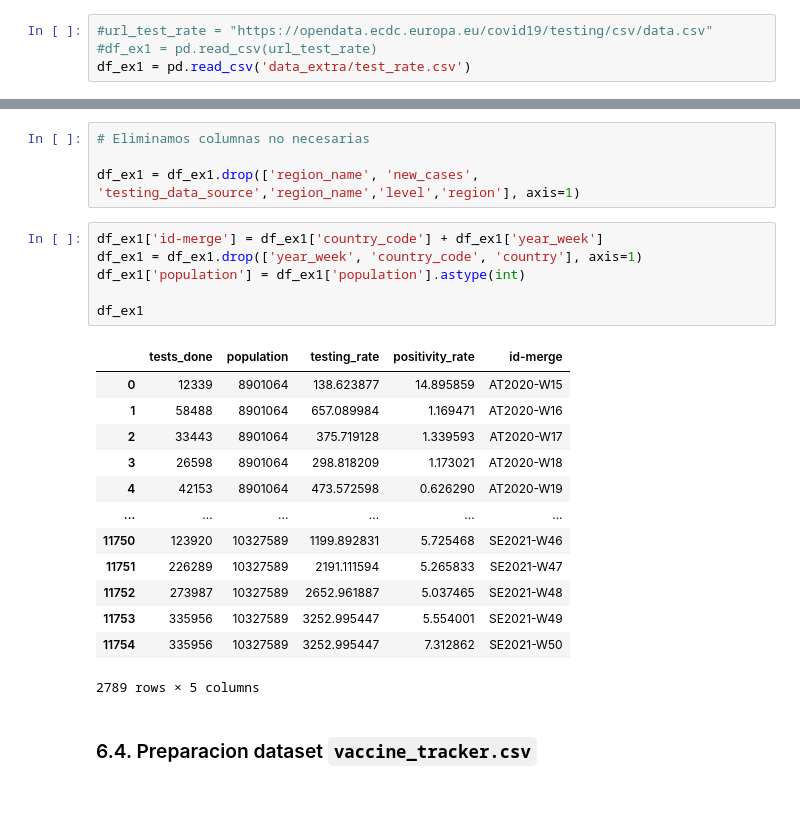
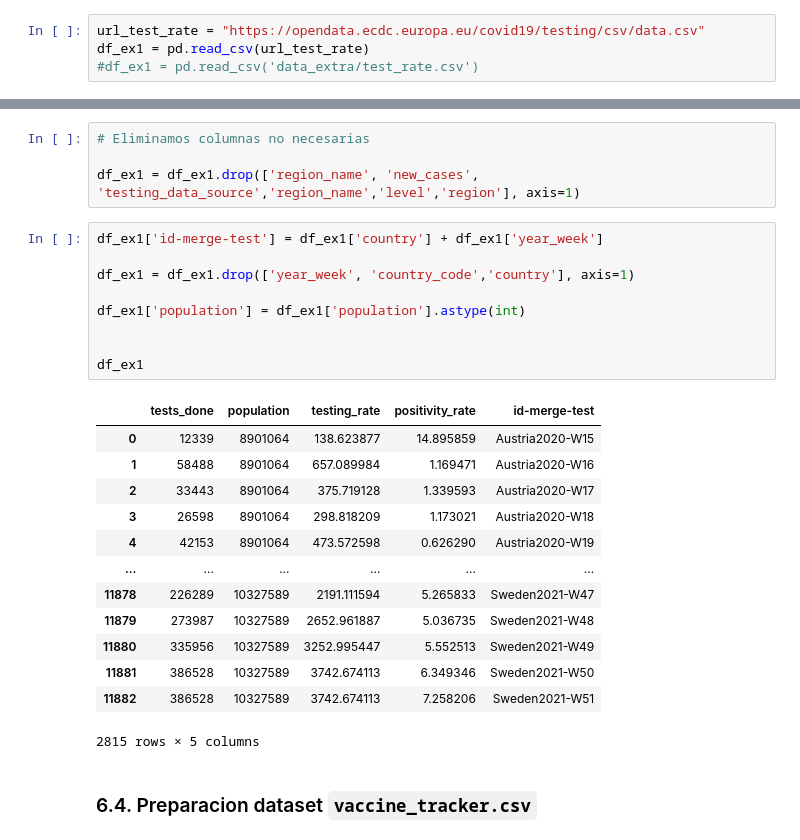
Before and after one commit to ParraCode/Core_Mid_Project-, a Jupyter notebook: data/data_cleaning.ipynb, the cells around one changed output, grey strips where cells are left out. Drawn from its saved outputs; the diff is of its cells as text; blank space fills up the shorter version.

```diff
--- a/data/data_cleaning.ipynb
+++ b/data/data_cleaning.ipynb
@@ -546,9 +586,9 @@ df_ex3
 # %% [markdown]
 ### 6.3. Preapracion dataset `test_rate.csv`
 # %%
-#url_test_rate = "https://opendata.ecdc.europa.eu/covid19/testing/csv/data.csv"
-#df_ex1 = pd.read_csv(url_test_rate)
-df_ex1 = pd.read_csv('data_extra/test_rate.csv')
+url_test_rate = "https://opendata.ecdc.europa.eu/covid19/testing/csv/data.csv"
+df_ex1 = pd.read_csv(url_test_rate)
+#df_ex1 = pd.read_csv('data_extra/test_rate.csv')
 # %%
 df_ex1
 # %% [output]
@@ -580,25 +620,28 @@ df_ex1 = df_ex1[filter_national]
 
 df_ex1 = df_ex1.drop(['region_name', 'new_cases', 'testing_data_source','region_name','level','region'], axis=1)
 # %%
-df_ex1['id-merge'] = df_ex1['country_code'] + df_ex1['year_week']
-df_ex1 = df_ex1.drop(['year_week', 'country_code', 'country'], axis=1)
+df_ex1['id-merge-test'] = df_ex1['country'] + df_ex1['year_week']
+
+df_ex1 = df_ex1.drop(['year_week', 'country_code','country'], axis=1)
+
 df_ex1['population'] = df_ex1['population'].astype(int)
 
+
 df_ex1
 # %% [output]
-|  | tests_done | population | testing_rate | positivity_rate | id-merge |
-| 0 | 12339 | 8901064 | 138.623877 | 14.895859 | AT2020-W15 |
-| 1 | 58488 | 8901064 | 657.089984 | 1.169471 | AT2020-W16 |
-| 2 | 33443 | 8901064 | 375.719128 | 1.339593 | AT2020-W17 |
-| 3 | 26598 | 8901064 | 298.818209 | 1.173021 | AT2020-W18 |
-| 4 | 42153 | 8901064 | 473.572598 | 0.626290 | AT2020-W19 |
+|  | tests_done | population | testing_rate | positivity_rate | id-merge-test |
+| 0 | 12339 | 8901064 | 138.623877 | 14.895859 | Austria2020-W15 |
+| 1 | 58488 | 8901064 | 657.089984 | 1.169471 | Austria2020-W16 |
+| 2 | 33443 | 8901064 | 375.719128 | 1.339593 | Austria2020-W17 |
+| 3 | 26598 | 8901064 | 298.818209 | 1.173021 | Austria2020-W18 |
+| 4 | 42153 | 8901064 | 473.572598 | 0.626290 | Austria2020-W19 |
 | ... | ... | ... | ... | ... | ... |
-| 11750 | 123920 | 10327589 | 1199.892831 | 5.725468 | SE2021-W46 |
-| 11751 | 226289 | 10327589 | 2191.111594 | 5.265833 | SE2021-W47 |
-| 11752 | 273987 | 10327589 | 2652.961887 | 5.037465 | SE2021-W48 |
-| 11753 | 335956 | 10327589 | 3252.995447 | 5.554001 | SE2021-W49 |
-| 11754 | 335956 | 10327589 | 3252.995447 | 7.312862 | SE2021-W50 |
+| 11878 | 226289 | 10327589 | 2191.111594 | 5.265833 | Sweden2021-W47 |
+| 11879 | 273987 | 10327589 | 2652.961887 | 5.036735 | Sweden2021-W48 |
+| 11880 | 335956 | 10327589 | 3252.995447 | 5.552513 | Sweden2021-W49 |
+| 11881 | 386528 | 10327589 | 3742.674113 | 6.349346 | Sweden2021-W50 |
+| 11882 | 386528 | 10327589 | 3742.674113 | 7.258206 | Sweden2021-W51 |
-2789 rows × 5 columns
+2815 rows × 5 columns
 # %% [markdown]
 ### 6.4. Preparacion dataset `vaccine_tracker.csv`
 # %%
```
Also changed, not shown: parts of 42 cells of this notebook, 1 other file.
